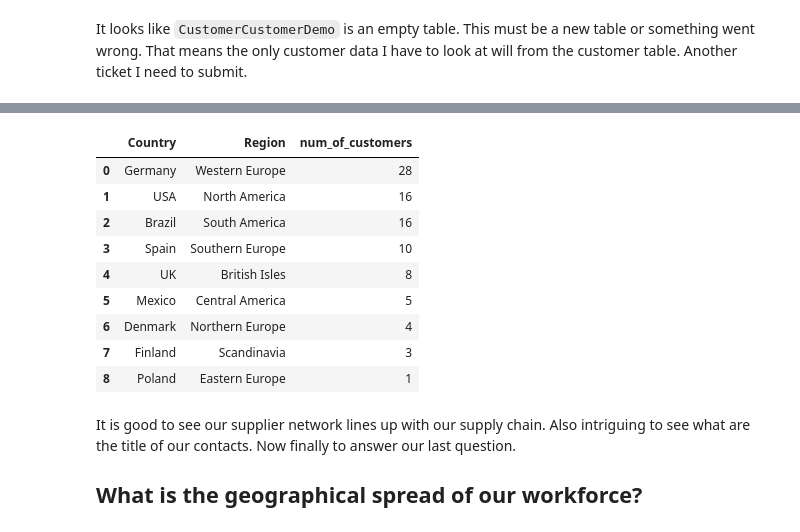
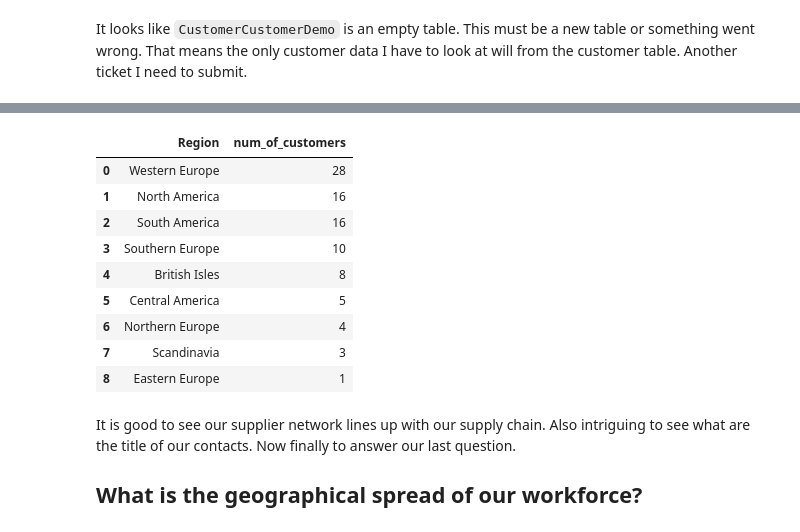
Before and after one commit to Socjon/dsc-2-final-project-online-ds-pt-100118, a Jupyter notebook: rough.ipynb, the cells around one changed output, grey strips where cells are left out. Drawn from its saved outputs; the diff is of its cells as text; code cells hidden in the pictures.

```diff
--- a/rough.ipynb
+++ b/rough.ipynb
@@ -338,7 +341,7 @@ df4.head()
 | 3 | Sales Manager | 11 |
 | 4 | Accounting Manager | 10 |
 # %%
-q = '''SELECT Country, Region, Count(*) num_of_customers \
+q = '''SELECT Region, Count(*) num_of_customers \
 FROM Customer  \
 GROUP BY Region  \
 ORDER BY num_of_customers DESC'''
@@ -351,13 +354,13 @@ df5
-|  | Country | Region | num_of_customers |
-| 0 | Germany | Western Europe | 28 |
-| 1 | USA | North America | 16 |
-| 2 | Brazil | South America | 16 |
-| 3 | Spain | Southern Europe | 10 |
-| 4 | UK | British Isles | 8 |
-| 5 | Mexico | Central America | 5 |
-| 6 | Denmark | Northern Europe | 4 |
-| 7 | Finland | Scandinavia | 3 |
-| 8 | Poland | Eastern Europe | 1 |
+|  | Region | num_of_customers |
+| 0 | Western Europe | 28 |
+| 1 | North America | 16 |
+| 2 | South America | 16 |
+| 3 | Southern Europe | 10 |
+| 4 | British Isles | 8 |
+| 5 | Central America | 5 |
+| 6 | Northern Europe | 4 |
+| 7 | Scandinavia | 3 |
+| 8 | Eastern Europe | 1 |
 # %% [markdown]
 It is good to see our supplier network lines up with our supply chain. Also intriguing to see what are the title of our contacts. Now finally to answer our last question.
 
```
Also changed, not shown: parts of 31 cells of this notebook.
